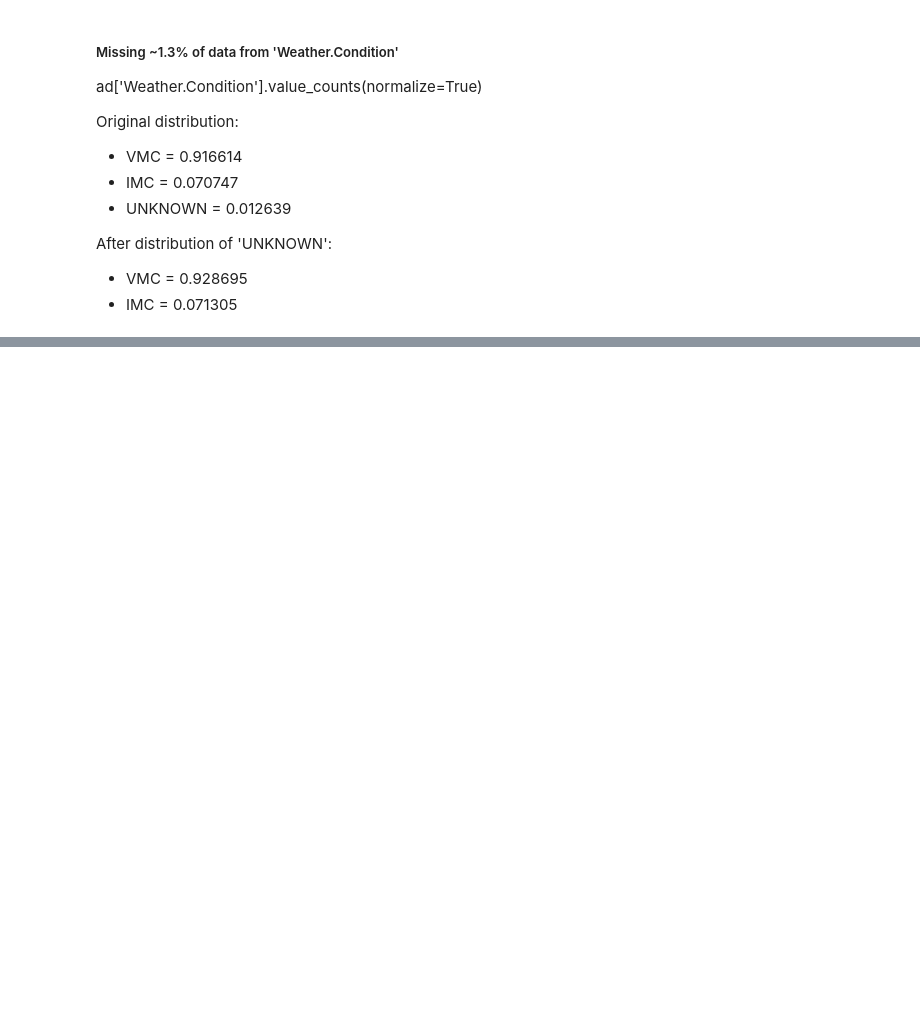
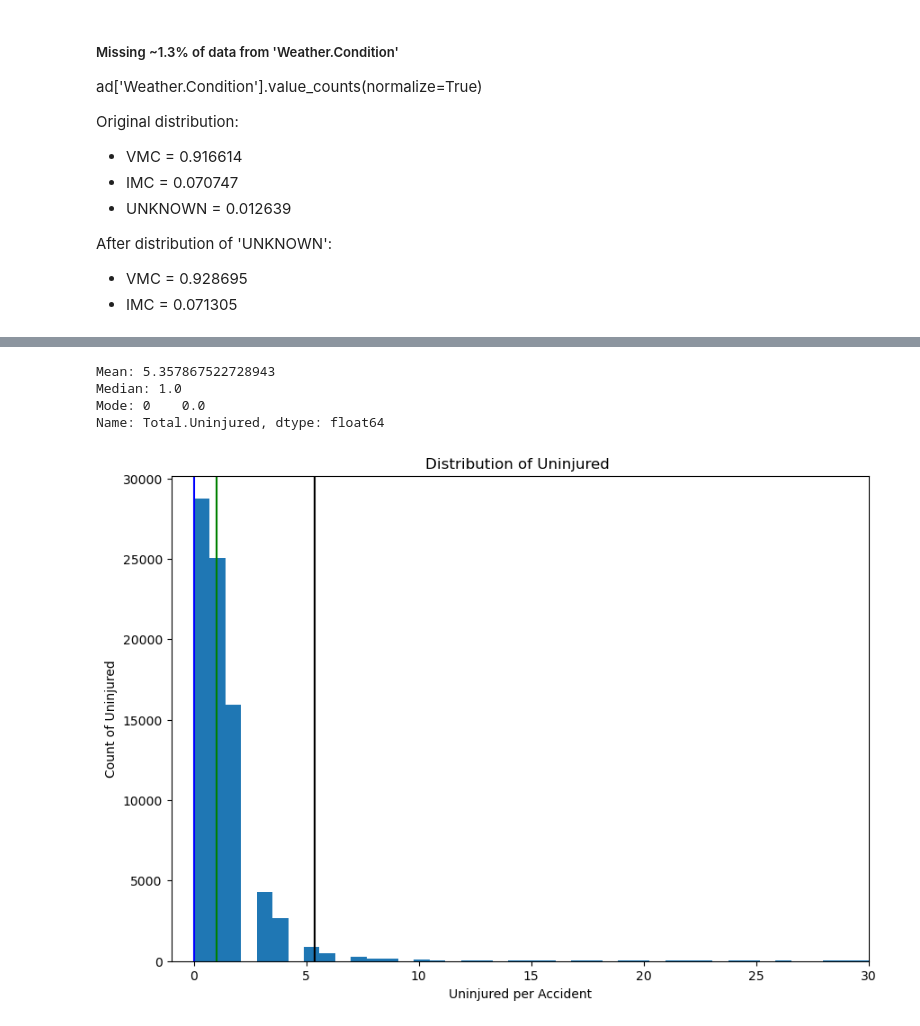
Before and after one commit to erankova/Fortune-Inc-Aviation-Analysis, a Jupyter notebook: Exploration.ipynb, the cells around one changed output, grey strips where cells are left out. Drawn from its saved outputs; the diff is of its cells as text; code cells hidden in the pictures; blank space fills up the shorter version.

Commit message:
data cleaning session 4

```diff
--- a/Exploration.ipynb
+++ b/Exploration.ipynb
@@ -544,7 +545,8 @@ Name: Publication.Date, Length: 2877, dtype: float64
 # Will not impact overall analysis
 
 ad.dropna(inplace=True,
-          subset=['Location', 'Country', 'Make', 'Model','Amateur.Built','Injury.Severity'])
+          subset=['Location', 'Country', 'Make', 'Model','Amateur.Built',
+                  'Injury.Severity','Total.Uninjured'])
 ad.isna().sum()
 # %% [output]
 Event.Id                      0
@@ -750,6 +774,7 @@ These columns do not add value to analysis and are missing alot of data
     - Total.Serious.Injuries
     - Total.Minor.Injuries
     - Report.Status
+    - Publication.Date
 
 Cound include in Next Steps suggestions for additional analysis when it's time
 for phase 2 of business development
@@ -758,7 +783,8 @@ for phase 2 of business development
 ad_1 = ad.drop(['Airport.Code', 'Airport.Name', \
                 'Schedule','Registration.Number','Latitude','Longitude', \
                 'FAR.Description','Air.carrier','Total.Fatal.Injuries', \
-                'Total.Serious.Injuries', 'Total.Minor.Injuries', 'Report.Status'], axis=1)
+                'Total.Serious.Injuries', 'Total.Minor.Injuries', \
+                'Report.Status','Publication.Date'], axis=1)
 # %% [markdown]
 ##### Missing ~7% of data from Number.of.Engines
 
@@ -900,7 +926,7 @@ prob = [i/sum(rel_prob) for i in rel_prob]
 # actual probability of each class (x/total)
 def impute_pclass(value): # impute = replace
     if value == 'unknown':
-        return np.random.choice(['Substantial','Destroyed','Minor'], p=prob)
+        return np.random.choice(['substantial','destroyed','minor'], p=prob)
     else:
         return value
 
@@ -999,0 +1056,44 @@ memory usage: 14.0+ MB
+# %%
+# Central measures of tendency for Total.Uninjured
+
+mean = ad_5['Total.Uninjured'].mean()
+median = ad_5['Total.Uninjured'].median()
+mode = ad_5['Total.Uninjured'].mode()
+
+print(f'Mean: {mean}\nMedian: {median}\nMode: {mode}')
+# %% [output]
+Mean: 5.357867522728943
+Median: 1.0
+Mode: 0    0.0
+Name: Total.Uninjured, dtype: float64
+# %%
+# Statistical analysis of Total.Uninjured before dropping na values
+
+def plot_histogram(df, column, title, xlabel, ylabel):
+    # Extract the relevant data
+    data = ad_5[column]
+    mean = data.mean()
+    median = data.median()
+    mode = data.mode().iloc[0]
+    # Set up plot
+    fig, ax = plt.subplots(figsize=(10,7))
+    # Plot histogram
+    ax.hist(data, bins=1000)
+    # Plot vertical line
+    ax.axvline(mean, color="black")
+    ax.axvline(median, color='green')
+    ax.axvline(mode, color='blue')
+    # Customize title and axes labels
+    ax.set_title(title)
+    ax.set_xlabel(xlabel)
+    ax.set_ylabel(ylabel)
+    plt.xlim(xmin=-1, xmax=30)
+plot_histogram(
+    ad_5,
+    "Total.Uninjured",
+    "Distribution of Uninjured ",
+    'Uninjured per Accident',
+    "Count of Uninjured"
+)
+# %% [output]
+[figure, added]
```
Also changed, not shown: parts of 27 cells of this notebook.
